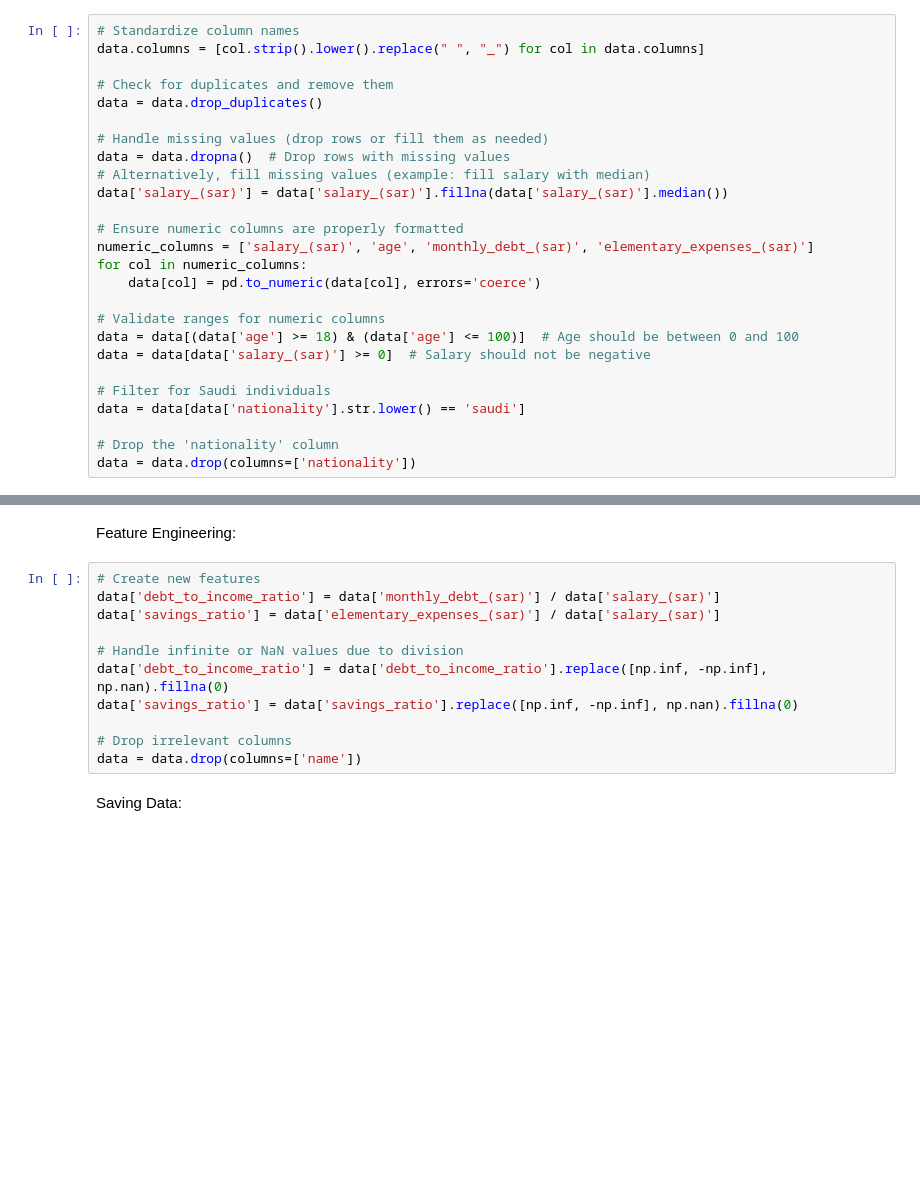
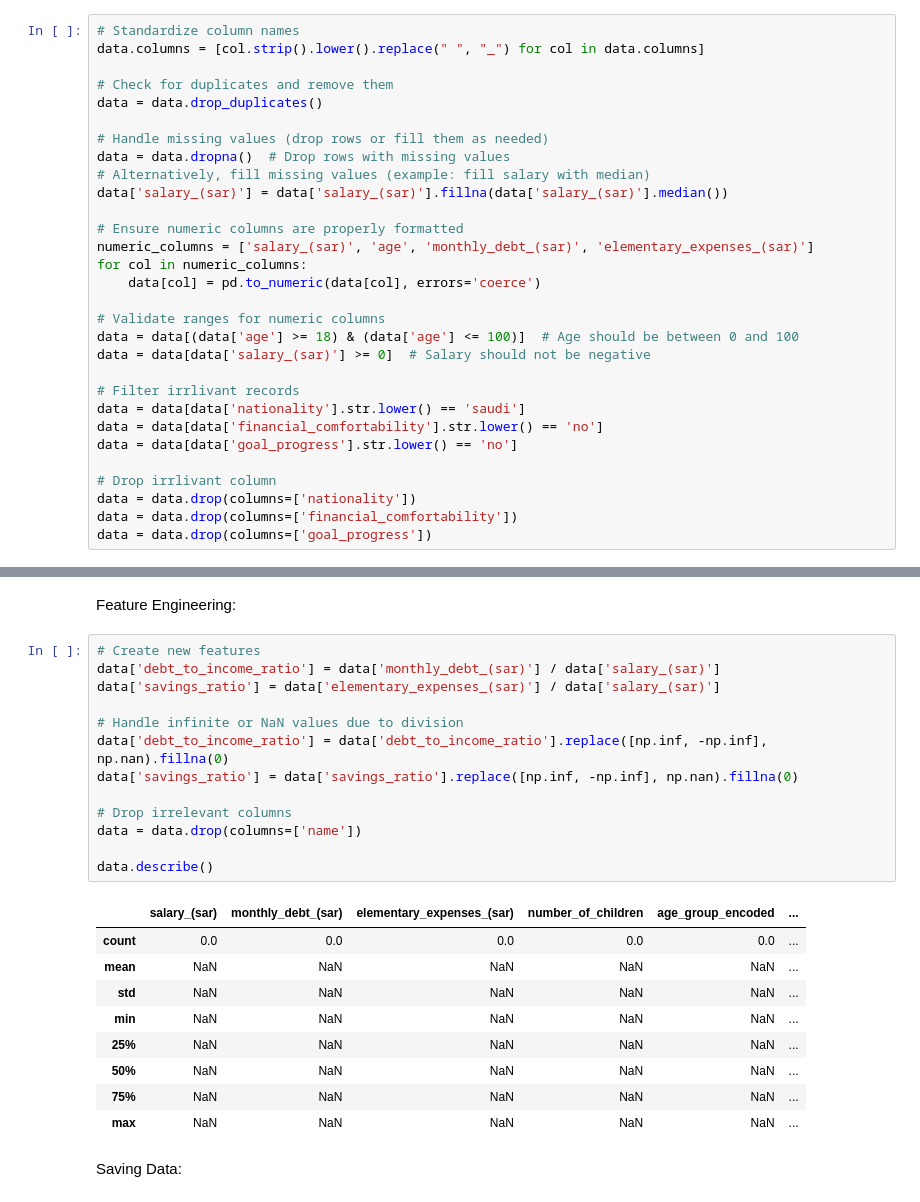
Before and after one commit to KhalidAlqhtani/IDSS-using-RF-Model-, a Jupyter notebook: Data_Cleaning.ipynb, the cells around one changed output, grey strips where cells are left out. Saved outputs shown, nothing was run; the diff lists cells and outputs as text; blank space fills up the shorter version.

```diff
--- a/Data_Cleaning.ipynb
+++ b/Data_Cleaning.ipynb
@@ -57,11 +57,15 @@ for col in numeric_columns:
 data = data[(data['age'] >= 18) & (data['age'] <= 100)]  # Age should be between 0 and 100
 data = data[data['salary_(sar)'] >= 0]  # Salary should not be negative
 
-# Filter for Saudi individuals
+# Filter irrlivant records
 data = data[data['nationality'].str.lower() == 'saudi']
+data = data[data['financial_comfortability'].str.lower() == 'no']
+data = data[data['goal_progress'].str.lower() == 'no']
 
-# Drop the 'nationality' column
+# Drop irrlivant column
 data = data.drop(columns=['nationality'])
+data = data.drop(columns=['financial_comfortability'])
+data = data.drop(columns=['goal_progress'])
 # %% [markdown]
 Removing outliers:
 # %%
@@ -123,14 +122,26 @@ Feature Engineering:
 # %%
 # Create new features
 data['debt_to_income_ratio'] = data['monthly_debt_(sar)'] / data['salary_(sar)']
 data['savings_ratio'] = data['elementary_expenses_(sar)'] / data['salary_(sar)']
 
 # Handle infinite or NaN values due to division
 data['debt_to_income_ratio'] = data['debt_to_income_ratio'].replace([np.inf, -np.inf], np.nan).fillna(0)
 data['savings_ratio'] = data['savings_ratio'].replace([np.inf, -np.inf], np.nan).fillna(0)
 
 # Drop irrelevant columns
 data = data.drop(columns=['name'])
+
+data.describe()
+# %% [output]
+|  | salary_(sar) | monthly_debt_(sar) | elementary_expenses_(sar) | number_of_children | age_group_encoded | ... |
+| count | 0.0 | 0.0 | 0.0 | 0.0 | 0.0 | ... |
+| mean | NaN | NaN | NaN | NaN | NaN | ... |
+| std | NaN | NaN | NaN | NaN | NaN | ... |
+| min | NaN | NaN | NaN | NaN | NaN | ... |
+| 25% | NaN | NaN | NaN | NaN | NaN | ... |
+| 50% | NaN | NaN | NaN | NaN | NaN | ... |
+| 75% | NaN | NaN | NaN | NaN | NaN | ... |
+| max | NaN | NaN | NaN | NaN | NaN | ... |
 # %% [markdown]
 Saving Data:
 # %%
```
Also changed, not shown: parts of 2 cells of this notebook, 6 other files.
